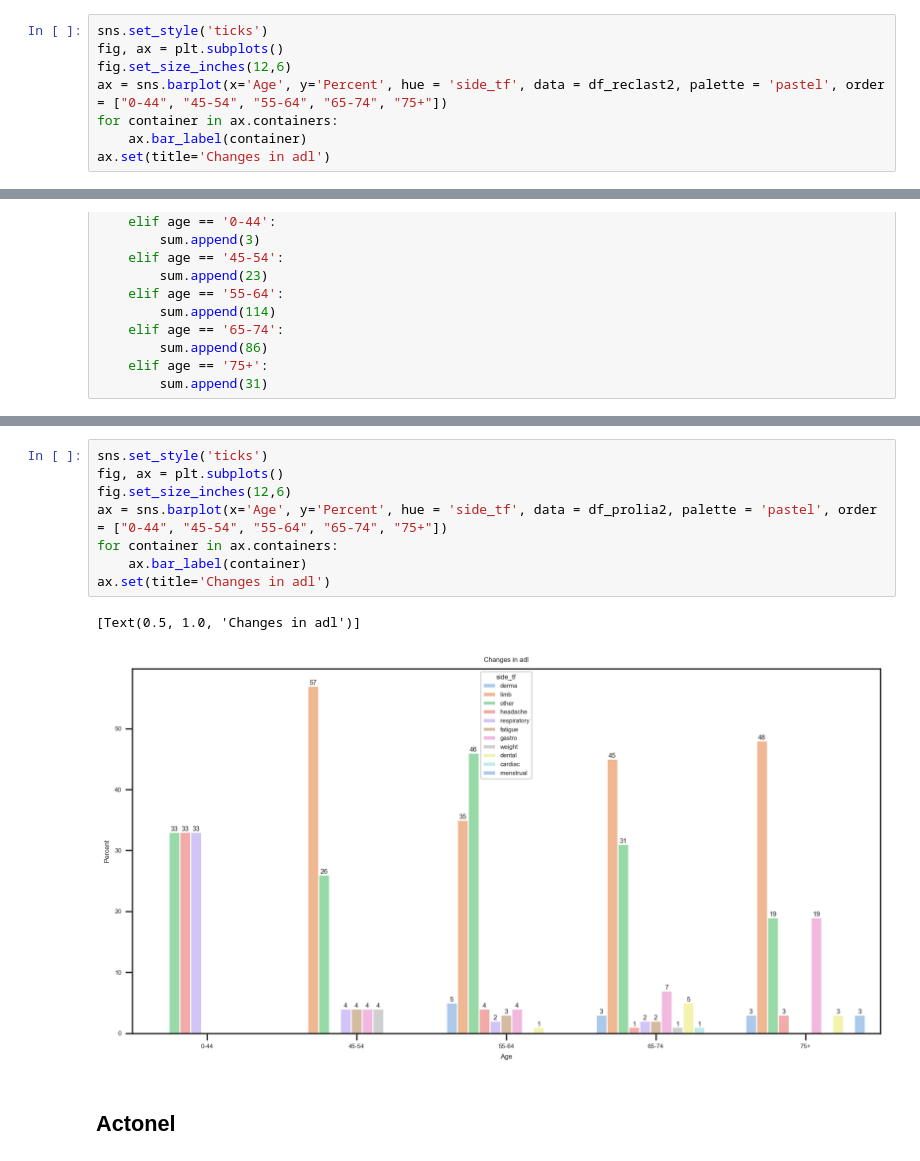
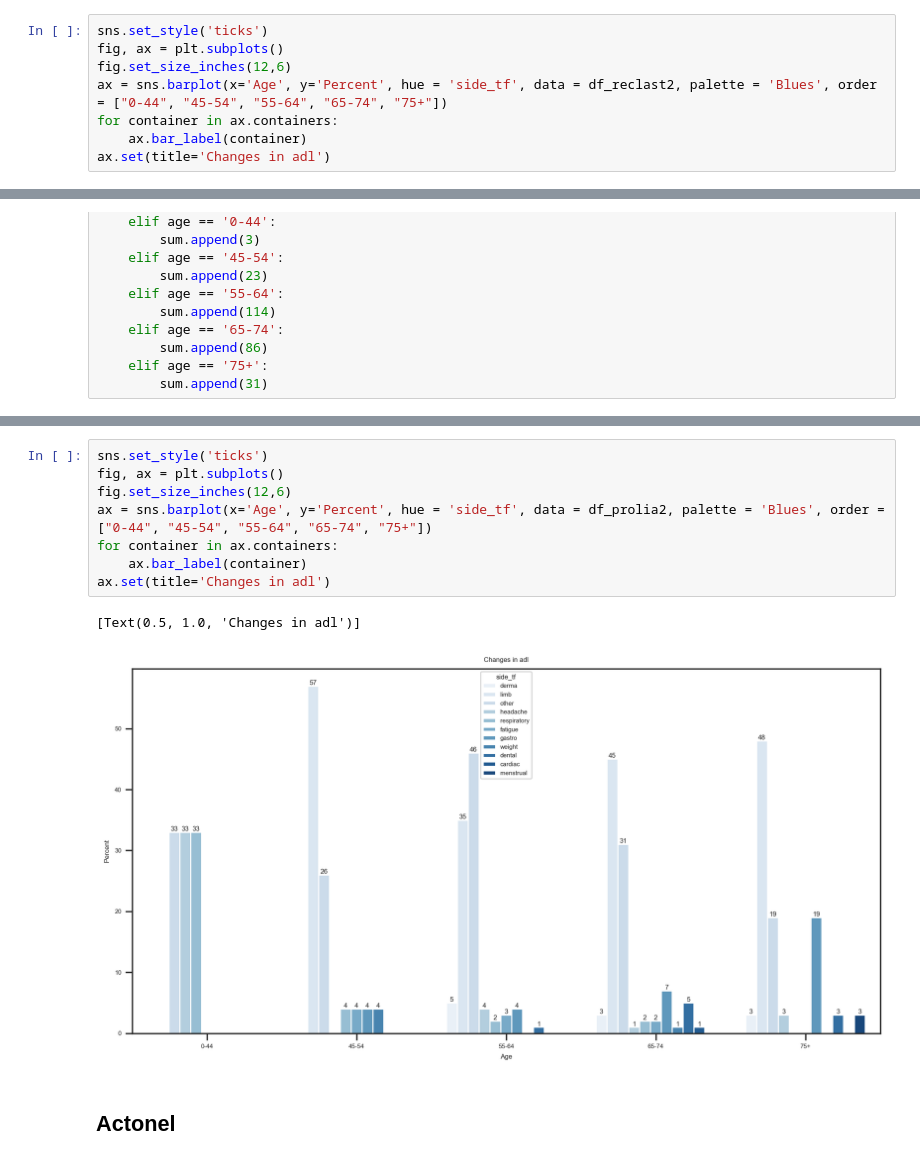
Before and after one commit to woonsupkim/DrugReview, a Jupyter notebook: Woon_after_Classification.ipynb, the cells around one changed output, grey strips where cells are left out. Drawn from its saved outputs; the diff is of its cells as text.

```diff
--- a/Woon_after_Classification.ipynb
+++ b/Woon_after_Classification.ipynb
@@ -672,7 +652,7 @@ df_reclast2
 sns.set_style('ticks')
 fig, ax = plt.subplots()
 fig.set_size_inches(12,6)
-ax = sns.barplot(x='Age', y='Percent', hue = 'side_tf', data = df_reclast2, palette = 'pastel', order = ["0-44", "45-54", "55-64", "65-74", "75+"])
+ax = sns.barplot(x='Age', y='Percent', hue = 'side_tf', data = df_reclast2, palette = 'Blues', order = ["0-44", "45-54", "55-64", "65-74", "75+"])
 for container in ax.containers:
     ax.bar_label(container)
 ax.set(title='Changes in adl')
@@ -753,14 +686,14 @@ df_prolia2
 # %%
 sns.set_style('ticks')
 fig, ax = plt.subplots()
 fig.set_size_inches(12,6)
-ax = sns.barplot(x='Age', y='Percent', hue = 'side_tf', data = df_prolia2, palette = 'pastel', order = ["0-44", "45-54", "55-64", "65-74", "75+"])
+ax = sns.barplot(x='Age', y='Percent', hue = 'side_tf', data = df_prolia2, palette = 'Blues', order = ["0-44", "45-54", "55-64", "65-74", "75+"])
 for container in ax.containers:
     ax.bar_label(container)
 ax.set(title='Changes in adl')
 # %% [output]
 [Text(0.5, 1.0, 'Changes in adl')]
-[figure, old version]
+[figure, new version]
 # %% [markdown]
 ## Actonel
 # %%
```
Also changed, not shown: parts of 10 cells of this notebook.
